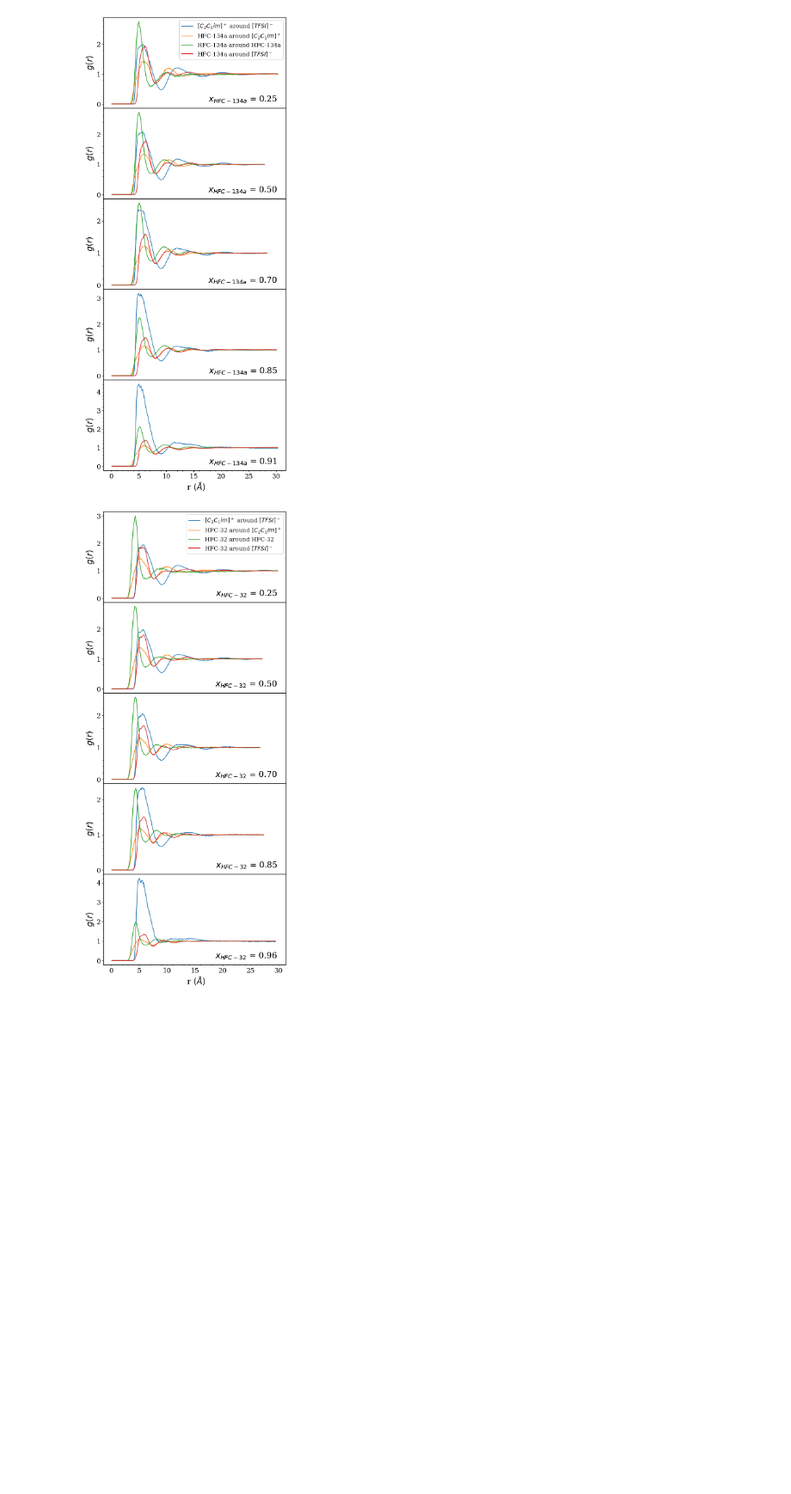
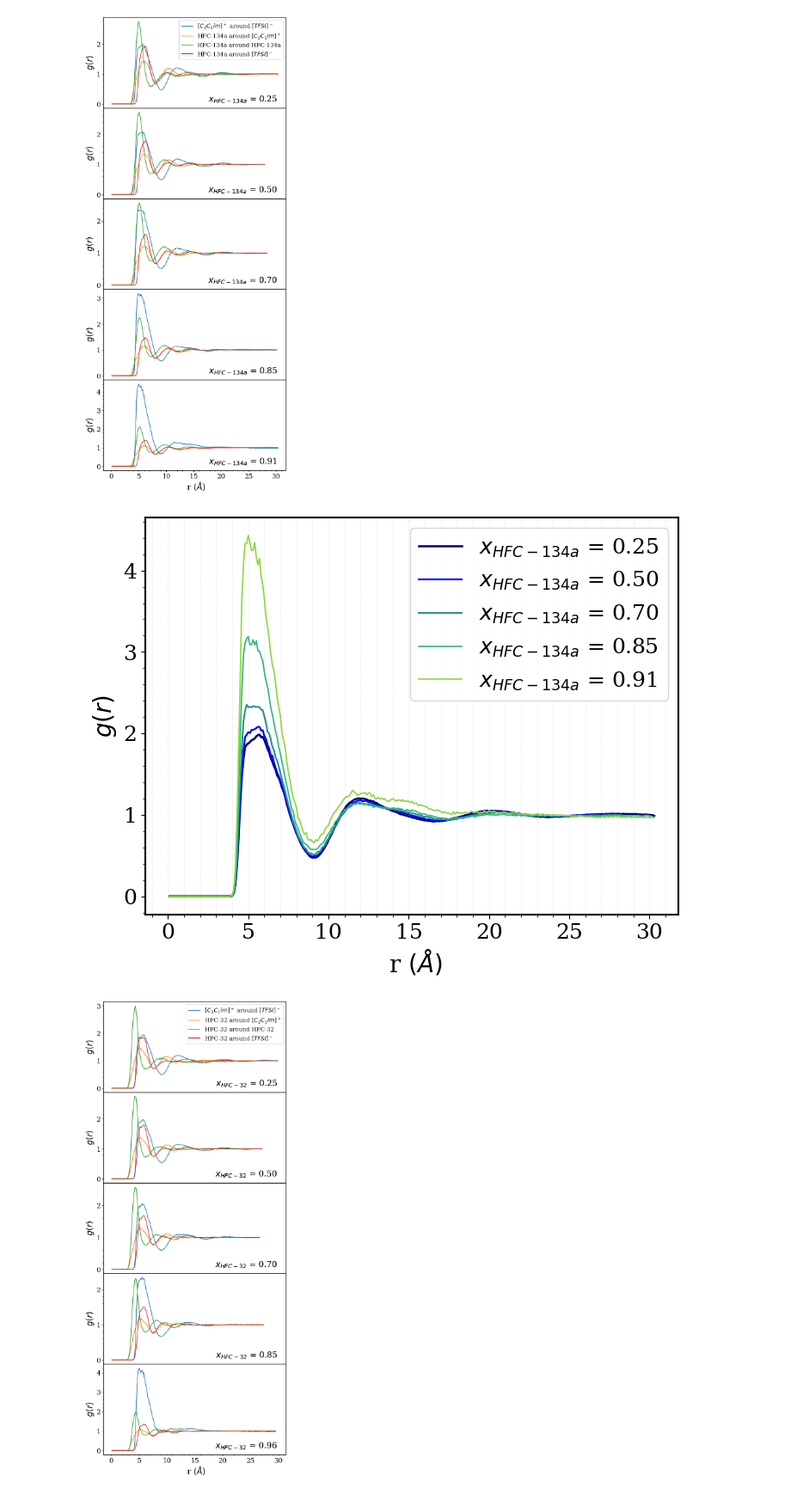
Before and after one commit to MaginnGroup/TC_Structure_ILHFC, a Jupyter notebook: Jupyter_Notebooks_and_DataSheet_Final_Plots/TC_HFD_IL_HFC_Structural_Analysis.ipynb, the cells around one changed output. Shown at 86% size. Drawn from its saved outputs; the diff is of its cells as text; code cells hidden in the pictures; blank space fills up the shorter version.

```diff
--- a/Jupyter_Notebooks_and_DataSheet_Final_Plots/TC_HFD_IL_HFC_Structural_Analysis.ipynb
+++ b/Jupyter_Notebooks_and_DataSheet_Final_Plots/TC_HFD_IL_HFC_Structural_Analysis.ipynb
@@ -199,6 +199,59 @@ for i, name in enumerate(file_name[start:stop]):
 #plt.savefig("RDF_Plots_R134a.png", dpi=300, bbox_inches='tight')
 # %% [output]
 [figure]
+# %%
+
+
+plt.rcParams.update({
+    "text.usetex": False,
+    "font.family": "serif",
+    "font.size": 18,
+    "axes.linewidth": 1.5
+})
+
+
+colors = [
+    '#000080', # Midnight blue
+    '#0000FF', # Blue
+    '#21918c', # Teal
+    '#35b779', # Green
+    '#90d743', # Light Green
+]
+
+
+legends_ = [ '$x_{HFC-134a}$ = 0.25' , '$x_{HFC-134a}$ = 0.50', '$x_{HFC-134a}$ = 0.70',
+          '$x_{HFC-134a}$ = 0.85', '$x_{HFC-134a}$ = 0.91' ]
+
+linewidth = [1.8, 1.5, 1.4, 1.2, 1.2]
+
+start = 0
+stop = 5
+
+fig, ax = plt.subplots(figsize=(8, 6)) # Recommended to use ax for better control
+
+for i, name in enumerate(file_name[start:stop]):
+    CatAn_RDF = (Get_cation_anion_RDF(name, "R134a"))[1]
+    CatAn_dist = (Get_cation_anion_RDF(name, "R134a"))[0]
+    ax.plot(CatAn_dist, CatAn_RDF, color=colors[i], label=legends_[i], linewidth=linewidth[i])
+
+
+ax.xaxis.set_minor_locator(ticker.AutoMinorLocator())
+ax.yaxis.set_minor_locator(ticker.AutoMinorLocator())
+
+ax.grid(visible=True, which='both', axis='x', linestyle=':', linewidth=0.5, alpha=0.5)
+
+# --- Styling and Labels ---
+ax.tick_params(axis='both', which='major', labelsize=18)
+
+# Legend and Labels
+ax.legend()
+ax.set_xlabel(r' r $(\AA) $', fontsize=20)
+ax.set_ylabel(r'$ g(r) $', fontsize=20)
+
+plt.savefig(f"R134a_emimtfsi_RDF_ILIL", dpi=300, bbox_inches='tight')
+#plt.show()
+# %% [output]
+[figure, added]
 # %%
 plt.rcParams.update({
     "text.usetex": False, # Set to True if you have LaTeX installed
```
Also changed, not shown: parts of 32 cells of this notebook, 2 other files.
